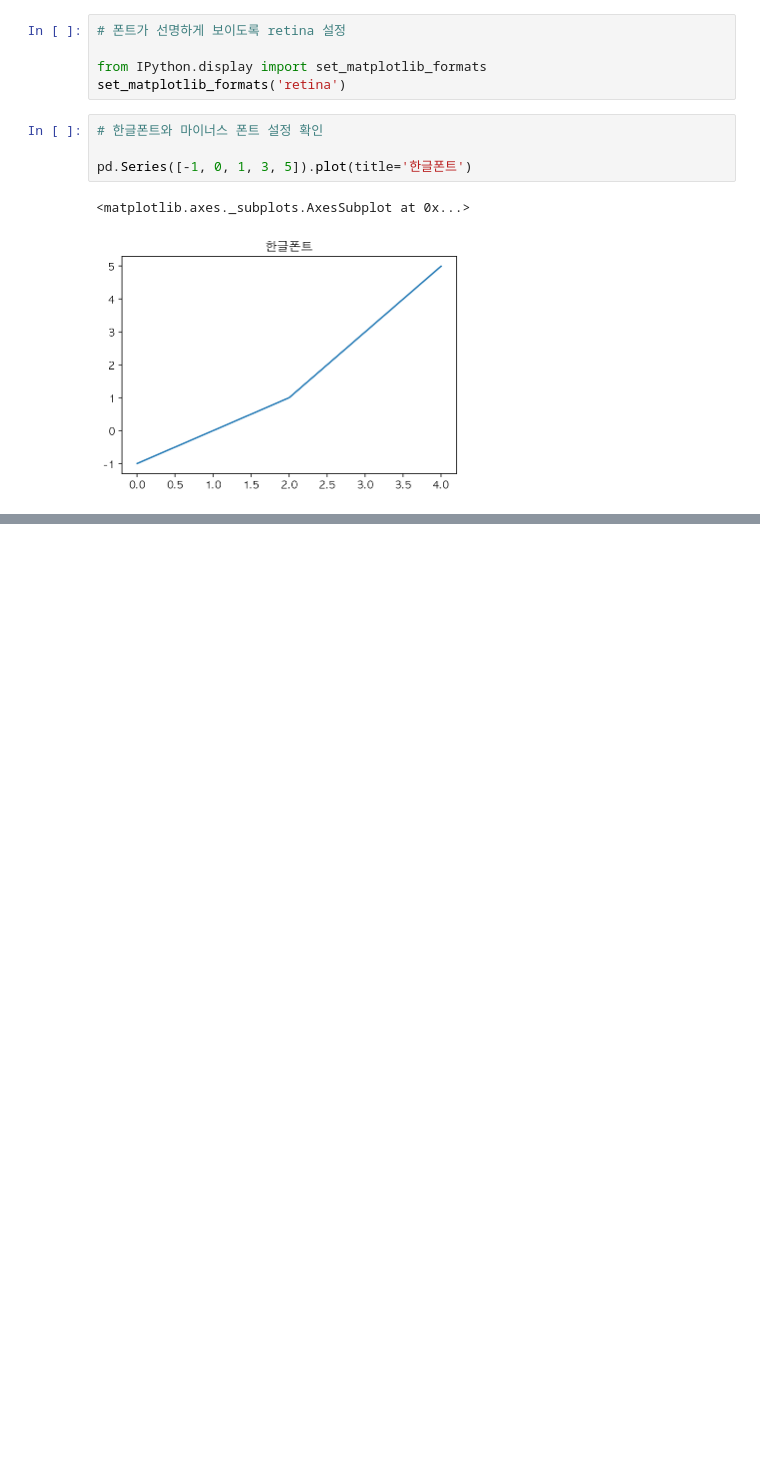
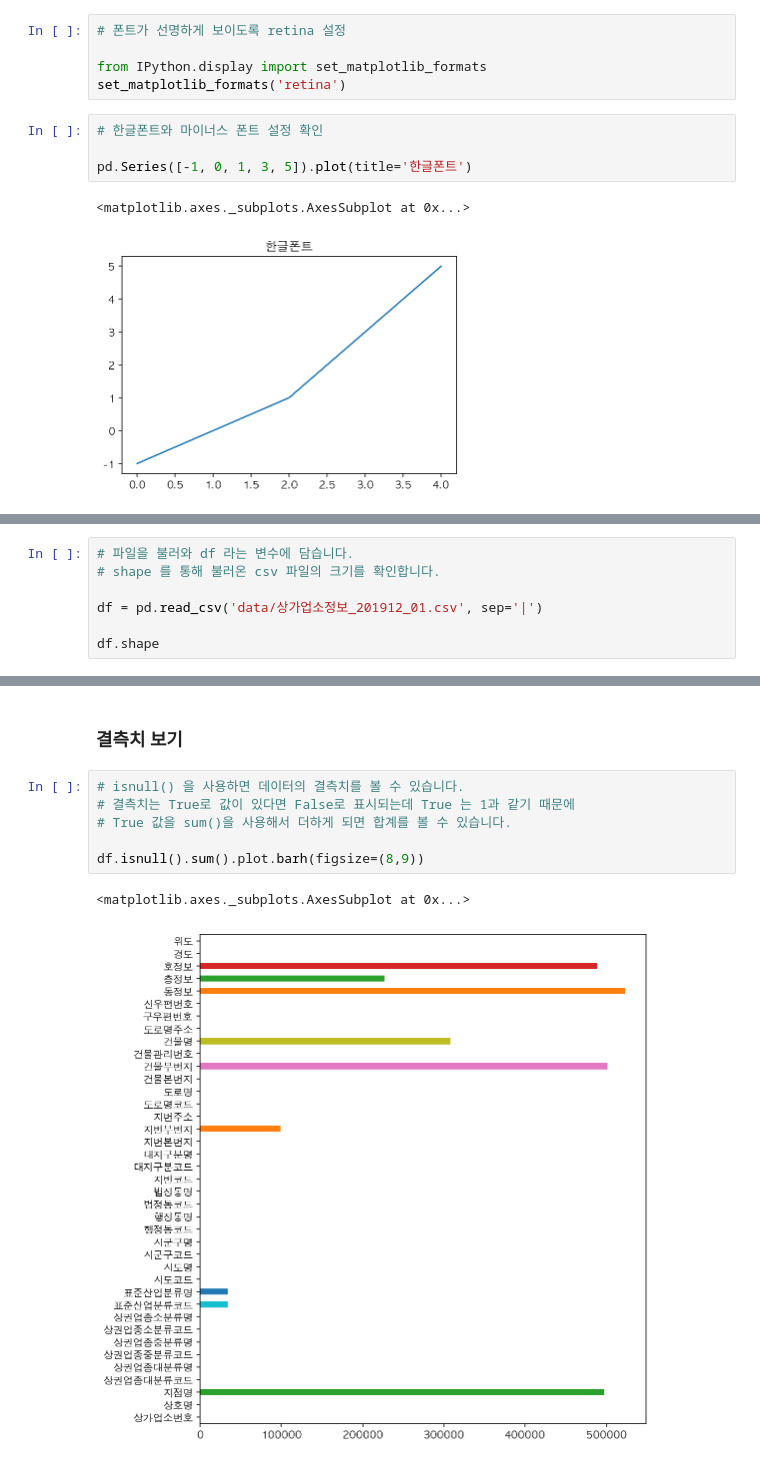
Before and after one commit to neverlish/Learned, a Jupyter notebook: data/inflearn-public-data-python/04-coffee-store.ipynb, the cells around one changed output, grey strips where cells are left out. Saved outputs shown, nothing was run; the diff lists cells and outputs as text; blank space fills up the shorter version.

```diff
--- a/data/inflearn-public-data-python/04-coffee-store.ipynb
+++ b/data/inflearn-public-data-python/04-coffee-store.ipynb
@@ -57,0 +62,7 @@ pd.Series([-1, 0, 1, 3, 5]).plot(title='한글폰트')
+# %%
+# 파일을 불러와 df 라는 변수에 담습니다.
+# shape 를 통해 불러온 csv 파일의 크기를 확인합니다.
+
+df = pd.read_csv('data/상가업소정보_201912_01.csv', sep='|')
+
+df.shape
@@ -57,0 +108,11 @@ pd.Series([-1, 0, 1, 3, 5]).plot(title='한글폰트')
+# %% [markdown]
+### 결측치 보기
+# %%
+# isnull() 을 사용하면 데이터의 결측치를 볼 수 있습니다.
+# 결측치는 True로 값이 있다면 False로 표시되는데 True 는 1과 같기 때문에
+# True 값을 sum()을 사용해서 더하게 되면 합계를 볼 수 있습니다.
+
+df.isnull().sum().plot.barh(figsize=(8,9))
+# %% [output]
+<matplotlib.axes._subplots.AxesSubplot at 0x...>
+[figure, added]
```
Also changed, not shown: parts of 20 cells of this notebook.
